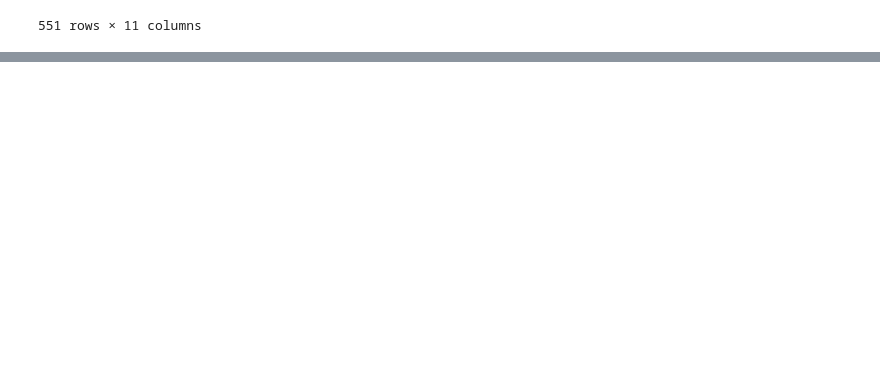
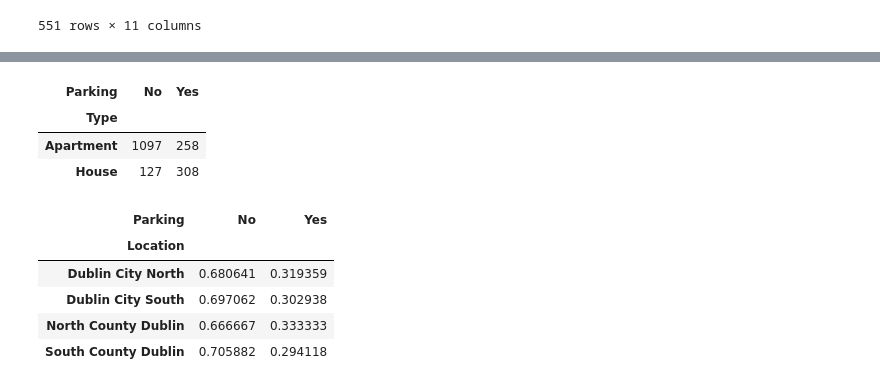
Before and after one commit to Dellason/Data-Science-Assignment-One, a Jupyter notebook: Webscrapping.ipynb, the cells around one changed output, grey strips where cells are left out. Saved outputs shown, nothing was run; the diff lists cells and outputs as text; code cells hidden in the pictures; blank space fills up the shorter version.

```diff
--- a/Webscrapping.ipynb
+++ b/Webscrapping.ipynb
@@ -614,0 +617,10 @@ df_data[df_data["Price"] > 2900.45]
+# %%
+import pandas as pd
+
+try:
+    dataset = pd.read_csv("data.csv")
+
+except FileExistsError as e:
+    print(e)
+
+dataset.isnull().sum()
@@ -614,0 +663,6 @@ df_data[df_data["Price"] > 2900.45]
+# %%
+# tring to make the locations the same values so it is easier looking for items
+
+universal_location = {"Dublin City Sth.": 'Dublin City South', 'Dublin City Nth.':'Dublin City North', 'Nth. Co D': 'North County Dublin', 'North  Co Dublin': 'North County Dublin', 'Nth. Co Dublin': 'North County Dublin','South  Co Dublin':'South County Dublin','North Co Dublin':  'North County Dublin', 'South Co Dublin': 'South County Dublin'}
+dataset["Location"] = dataset["Location"].replace(universal_location)
+dataset["Location"].unique()
@@ -614,0 +681,5 @@ df_data[df_data["Price"] > 2900.45]
+# %%
+# making contact uniform
+universal_contact = {'Estate  Agent': 'Estate Agent'}
+dataset["Contact"] = dataset["Contact"].replace(universal_contact)
+dataset["Contact"].unique()
@@ -614,0 +761,16 @@ df_data[df_data["Price"] > 2900.45]
+# %%
+pd.crosstab(dataset["Type"], dataset["Parking"])
+# %% [output]
+| Parking | No | Yes |
+| Type |  |  |
+| Apartment | 1097 | 258 |
+| House | 127 | 308 |
+# %%
+pd.crosstab(dataset["Location"],dataset["Parking"], normalize="index")
+# %% [output]
+| Parking | No | Yes |
+| Location |  |  |
+| Dublin City North | 0.680641 | 0.319359 |
+| Dublin City South | 0.697062 | 0.302938 |
+| North County Dublin | 0.666667 | 0.333333 |
+| South County Dublin | 0.705882 | 0.294118 |
```
Also changed, not shown: parts of 65 cells of this notebook, 4 other files.
